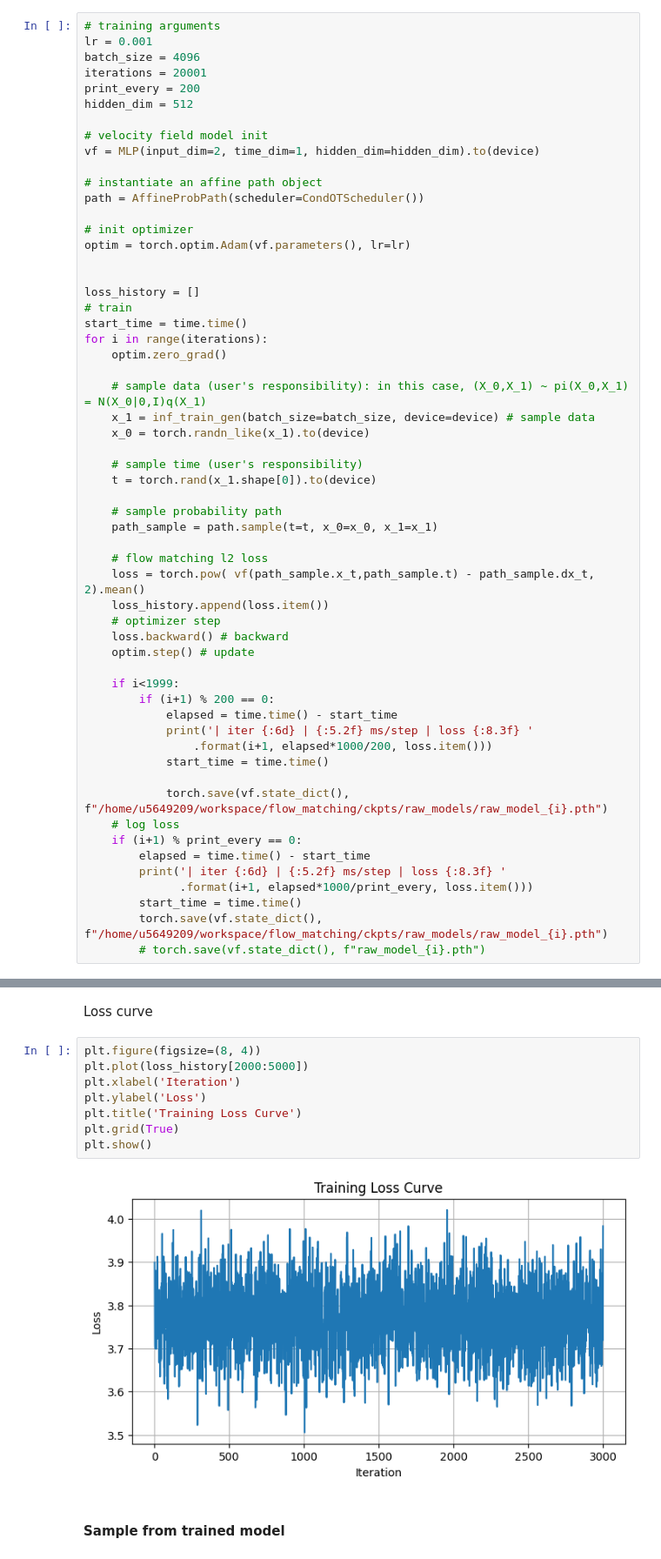
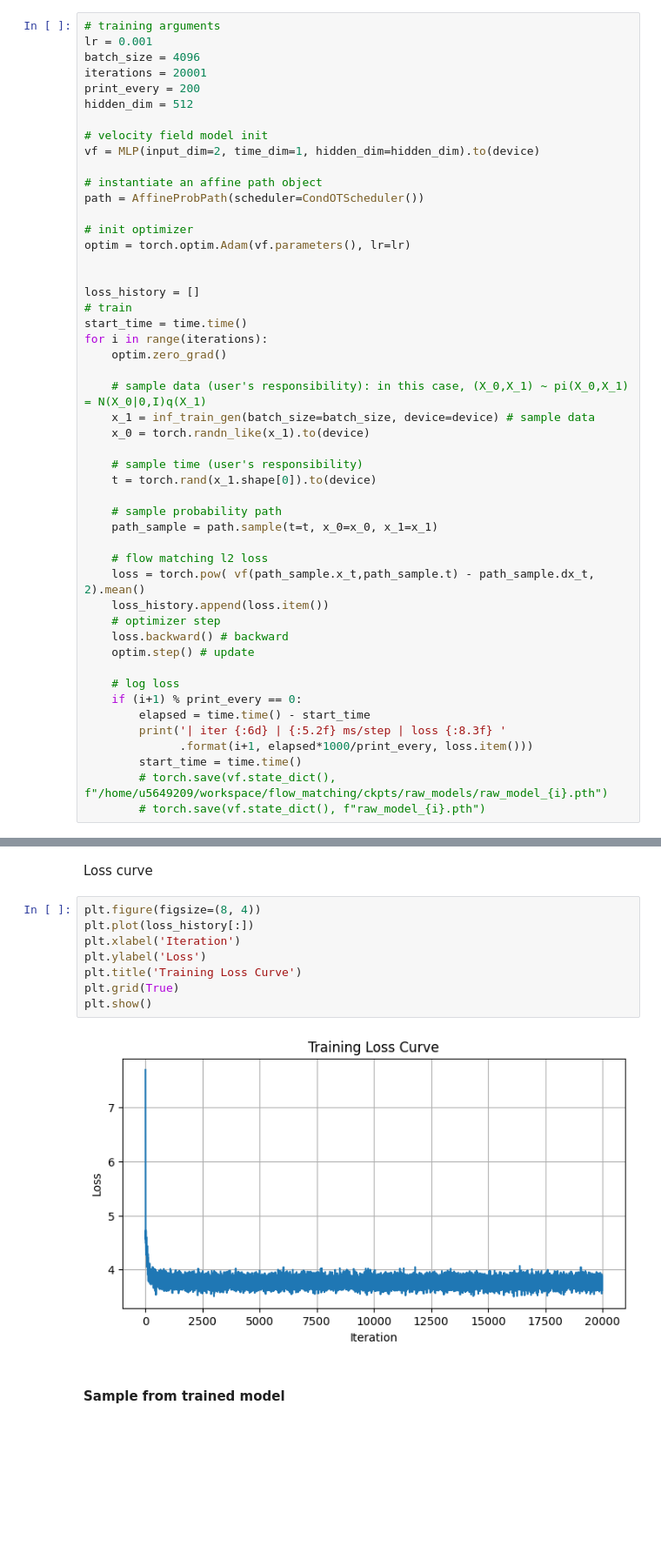
Before and after one commit to jkdxg8837/Diffusion_One, a Jupyter notebook: examples/2d_flow_matching.ipynb, the cells around one changed output, grey strips where cells are left out. Shown at 87% size. Saved outputs shown, nothing was run; the diff lists cells and outputs as text; blank space fills up the shorter version.

```diff
--- a/examples/2d_flow_matching.ipynb
+++ b/examples/2d_flow_matching.ipynb
@@ -139,20 +139,12 @@ for i in range(iterations):
     loss.backward() # backward
     optim.step() # update
 
-    if i<1999:
-        if (i+1) % 200 == 0:
-            elapsed = time.time() - start_time
-            print('| iter {:6d} | {:5.2f} ms/step | loss {:8.3f} '
-                .format(i+1, elapsed*1000/200, loss.item()))
-            start_time = time.time()
-
-            torch.save(vf.state_dict(), f"/home/u5649209/workspace/flow_matching/ckpts/raw_models/raw_model_{i}.pth")
     # log loss
     if (i+1) % print_every == 0:
         elapsed = time.time() - start_time
         print('| iter {:6d} | {:5.2f} ms/step | loss {:8.3f} '
               .format(i+1, elapsed*1000/print_every, loss.item()))
         start_time = time.time()
-        torch.save(vf.state_dict(), f"/home/u5649209/workspace/flow_matching/ckpts/raw_models/raw_model_{i}.pth")
+        # torch.save(vf.state_dict(), f"/home/u5649209/workspace/flow_matching/ckpts/raw_models/raw_model_{i}.pth")
         # torch.save(vf.state_dict(), f"raw_model_{i}.pth")
 # %% [output]
@@ -177,14 +169,14 @@ for i in range(iterations):
 Loss curve
 # %%
 plt.figure(figsize=(8, 4))
-plt.plot(loss_history[2000:5000])
+plt.plot(loss_history[:])
 plt.xlabel('Iteration')
 plt.ylabel('Loss')
 plt.title('Training Loss Curve')
 plt.grid(True)
 plt.show()
 # %% [output]
-[figure, old version]
+[figure, new version]
 # %% [markdown]
 #### Sample from trained model
 # %%
```
Also changed, not shown: parts of 1 cell of this notebook, 6 other files.
